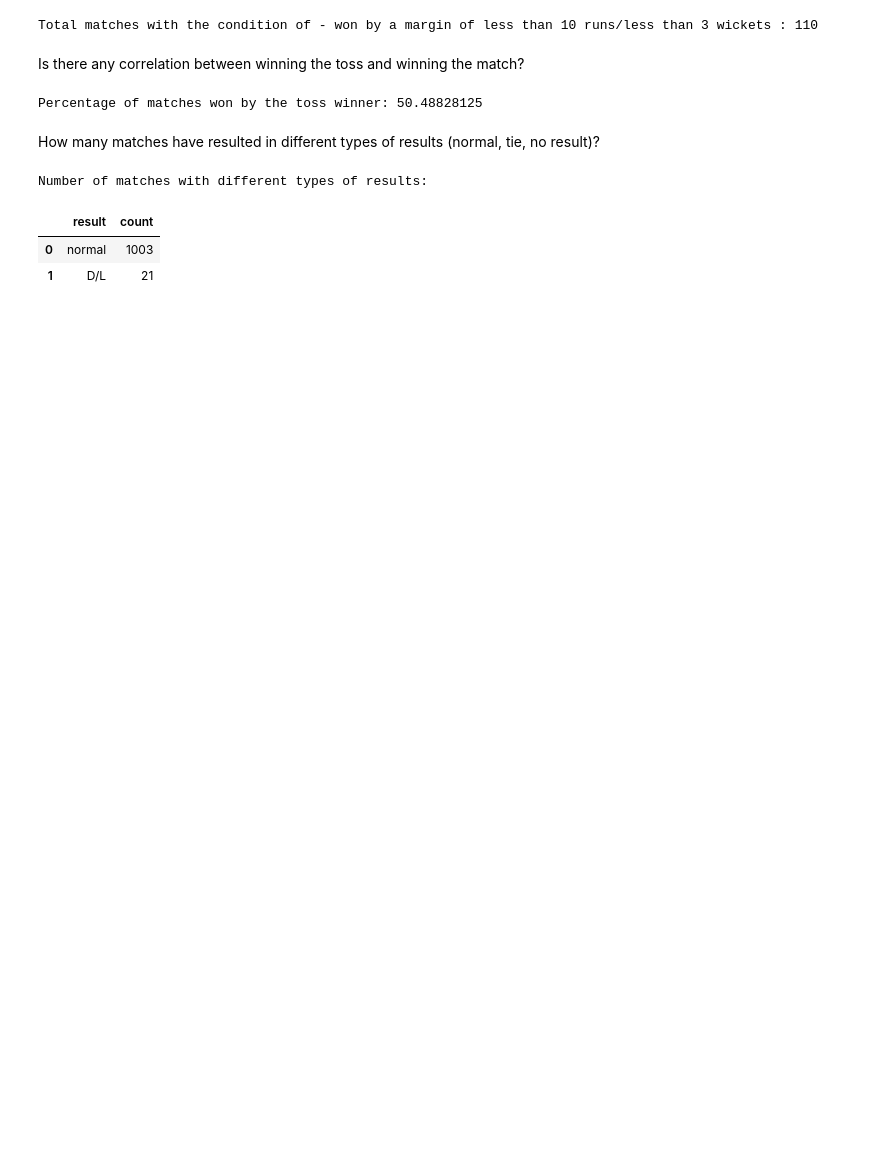
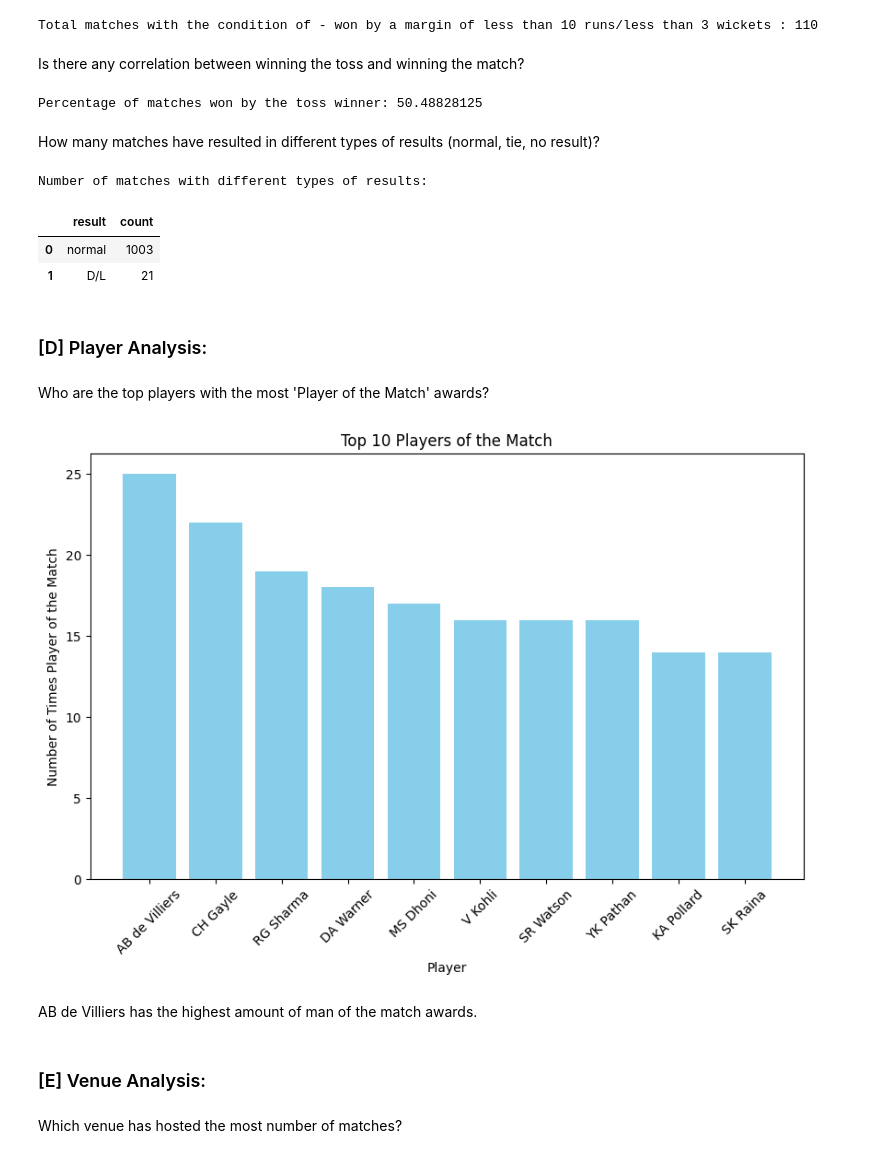
Before and after one commit to rahulbhoyar1995/Kaggle-Data-Analysis-Projects, a Jupyter notebook: ipl-men-cricket-2008-2023-data-analysis.ipynb, the cells around one changed output. Cells and saved outputs as stored; diff of their text form; code cells hidden in the pictures; blank space fills up the shorter version.

Commit message:
Kaggle Notebook | IPL Men's Cricket (2008-2023) Data Analysis | Version 9

```diff
--- a/ipl-men-cricket-2008-2023-data-analysis.ipynb
+++ b/ipl-men-cricket-2008-2023-data-analysis.ipynb
@@ -534,3 +462,28 @@ Number of matches with different types of results:
 |  | result | count |
 | 0 | normal | 1003 |
 | 1 | D/L | 21 |
+# %% [markdown]
+### [D] Player Analysis:
+# %% [markdown]
+Who are the top players with the most 'Player of the Match' awards?
+# %%
+import matplotlib.pyplot as plt
+
+player_counts = match_info_data["player_of_match"].value_counts().reset_index()
+
+# Plotting the graph
+plt.figure(figsize=(10, 6))
+plt.bar(player_counts['player_of_match'][:10], player_counts['count'][:10], color='skyblue')
+plt.xlabel('Player')
+plt.ylabel('Number of Times Player of the Match')
+plt.title('Top 10 Players of the Match')
+plt.xticks(rotation=45)
+plt.show()
+# %% [output]
+[figure, added]
+# %% [markdown]
+AB de Villiers has the highest amount of man of the match awards.
+# %% [markdown]
+### [E] Venue Analysis:
+# %% [markdown]
+Which venue has hosted the most number of matches?
```
Also changed, not shown: parts of 23 cells of this notebook.
